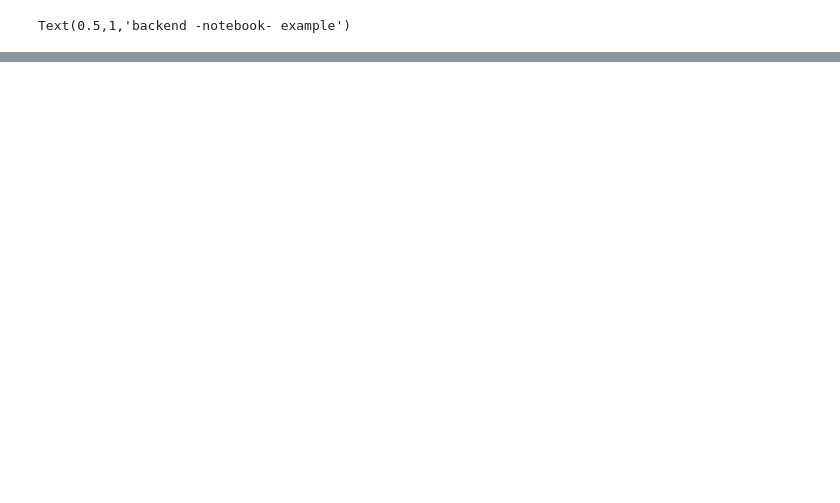
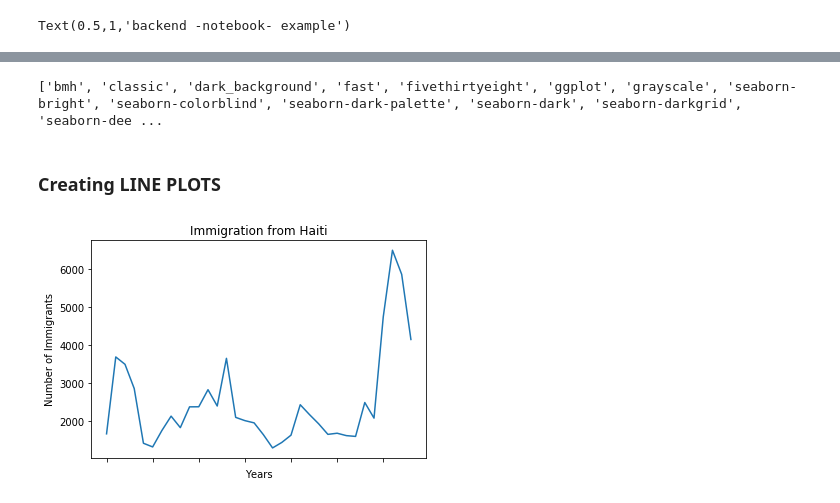
Before and after one commit to divya-nk/my-notes, a Jupyter notebook: dataviz.ipynb, the cells around one changed output, grey strips where cells are left out. Drawn from its saved outputs; the diff is of its cells as text; code cells hidden in the pictures; blank space fills up the shorter version.

```diff
--- a/dataviz.ipynb
+++ b/dataviz.ipynb
@@ -43,0 +50,6 @@ Text(0.5,1,'backend -notebook- example')
+# %%
+df_can = pd.read_excel('https://ibm.box.com/shared/static/lw190pt9zpy5bd1ptyg2aw15awomz9pu.xlsx',
+                       sheet_name='Canada by Citizenship',
+                       skiprows=range(20),
+                       skipfooter=2)
+df_can.head()
@@ -43,0 +66,7 @@ Text(0.5,1,'backend -notebook- example')
+# %%
+df_can.drop(['AREA','REG','DEV','Type','Coverage'], axis =1, inplace = True)
+df_can.rename(columns = {'OdName': 'Country', 'AreaName':'Continent', 'RegName': 'Region'}, inplace = True)
+df_can['Total'] = df_can.sum(axis =1)
+df_can.set_index('Country', inplace = True)
+df_can.columns = list(map(str, df_can.columns))
+df_can.head(2)
@@ -43,0 +79,17 @@ Text(0.5,1,'backend -notebook- example')
+# %%
+print(plt.style.available)
+# %% [output]
+['bmh', 'classic', 'dark_background', 'fast', 'fivethirtyeight', 'ggplot', 'grayscale', 'seaborn-bright', 'seaborn-colorblind', 'seaborn-dark-palette', 'seaborn-dark', 'seaborn-darkgrid', 'seaborn-dee ...
+# %% [markdown]
+### Creating LINE PLOTS
+# %%
+%matplotlib inline
+years = list(map(str, range(1980,2014)))
+
+df_can.loc['Haiti', years].plot(kind = 'line')
+plt.title('Immigration from Haiti')
+plt.ylabel('Number of Immigrants')
+plt.xlabel('Years')
+plt.show()
+# %% [output]
+[figure, added]
```
Also changed, not shown: parts of 23 cells of this notebook.
